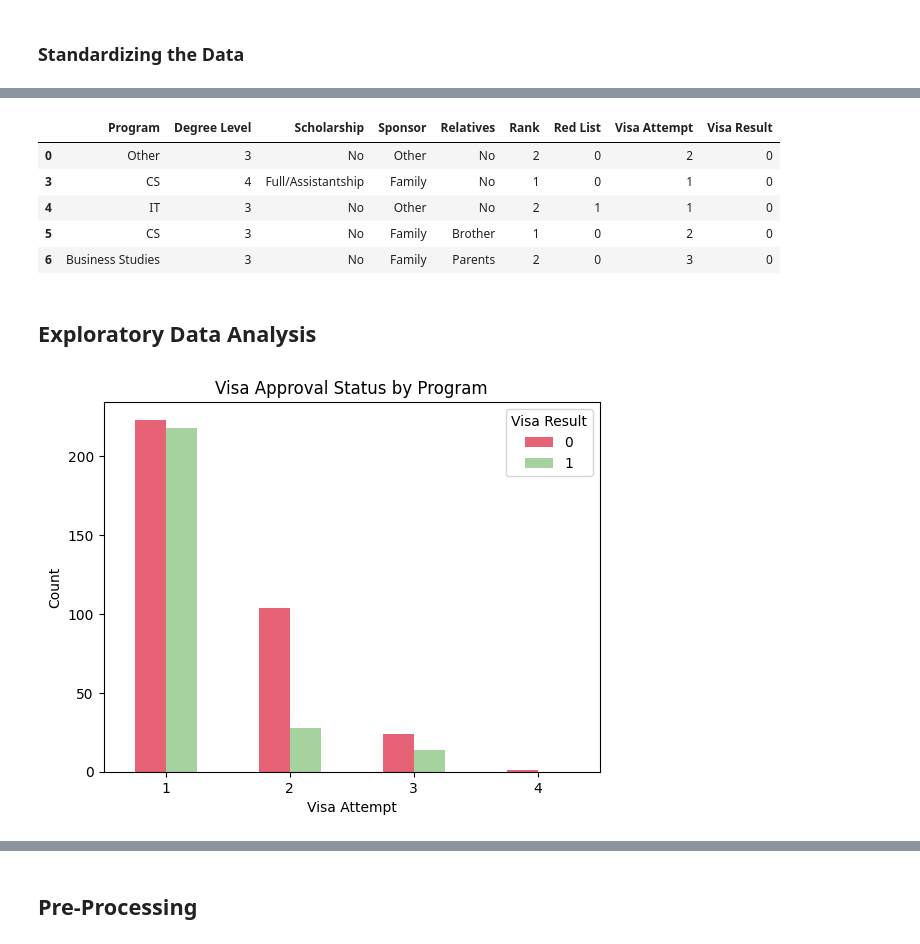
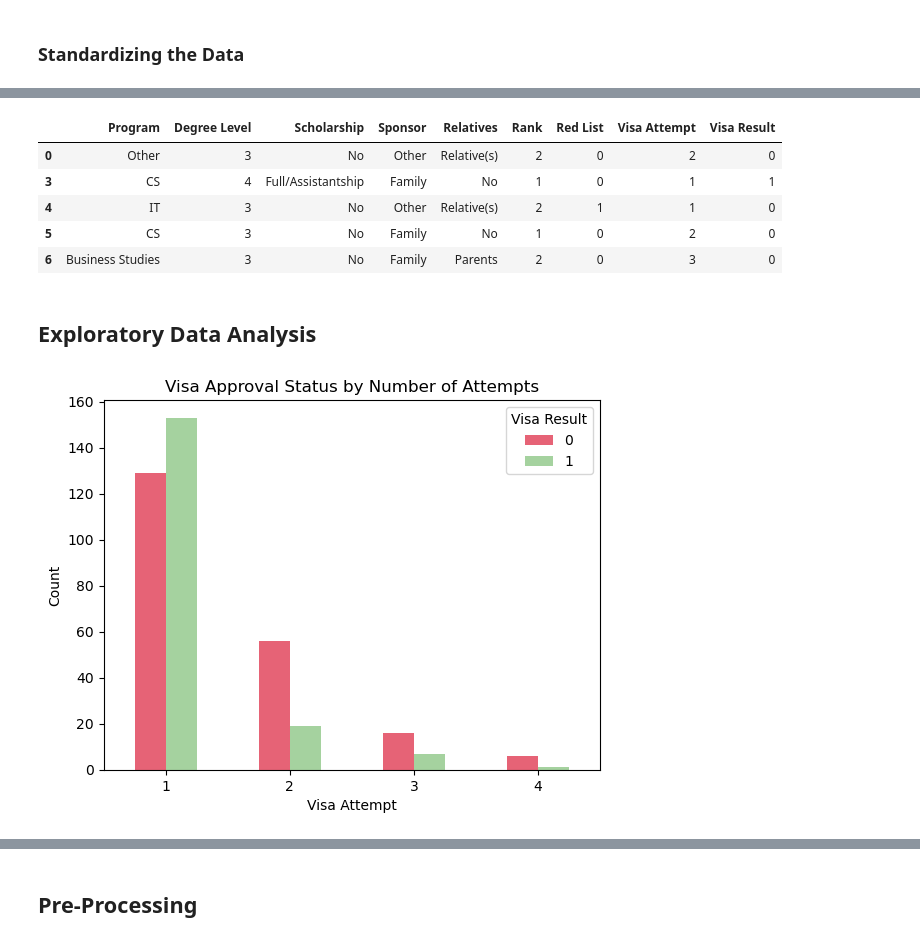
Before and after one commit to AseemShehzad/visa-approval-prediction-model, a Jupyter notebook: Data Modeling.ipynb, the cells around one changed output, grey strips where cells are left out. Cells and saved outputs as stored; diff of their text form; code cells hidden in the pictures.

```diff
--- a/Data Modeling.ipynb
+++ b/Data Modeling.ipynb
@@ -163,7 +182,7 @@ The following values were not found in the 'replace_list': ['Transfer Student' '
 ### Standardizing Sponsor
 
 column = 'Sponsor'
-sponsor_search_list = ['father', 'mother', 'parent', 'self', 'assistantship', 'fund', 'employer', 'supervisor', 'research', 'professor', 'loan']
-sponsor_replace_list = ['Family', 'Family', 'Family', 'Self', 'University', 'University', 'Employer', 'University', 'University', 'University', 'Loan']
+sponsor_search_list = ['father', 'mother', 'parent', 'self', 'assistantship', 'fund', 'employer', 'supervisor', 'research', 'professor', 'loan', "HEC"]
+sponsor_replace_list = ['Family', 'Family', 'Family', 'Self', 'University', 'University', 'Employer', 'University', 'University', 'University', 'Loan', "University"]
 train_data_std_2 = standardize_strings(train_data_std_1, sponsor_search_list, sponsor_replace_list, column, 'Other')
 # %% [output]
@@ -210,5 +211,5 @@ The following values were not found in the 'replace_list': ['Criminal Justice' '
 column = 'Visa Result'
 visa_search_list = ['221', 'processing', 'pending', 'N/A', 'Approved', 'Accepted', 'Refused', 'Rejected']
 visa_replace_list = [1, 1, 1, 0, 1, 1, 0, 0]
-train_data_std_5 = standardize_strings(train_data_std_4, visa_search_list, visa_replace_list, column, '0')
+train_data_std_5 = standardize_strings(train_data_std_4, visa_search_list, visa_replace_list, column, 0)
 # %% [output]
@@ -217,7 +218,7 @@ The following values were not found in the 'replace_list': [0]
 ### Standardizing Relatives
 
 column = 'Relatives'
-relatives_search_list = ['Husband', 'Spouse', 'Brother', 'Sister', 'Father', 'Uncle', 'Mother', 'Aunt' ]
-relatives_replace_list = ['Spouse', 'Spouse', 'Brother', 'Sister', 'Parents', 'No', 'Parents', 'No']
+relatives_search_list = ['Husband', 'Spouse', 'Brother', 'Sister', 'Father', 'Uncle', 'Mother', 'Aunt', 'No']
+relatives_replace_list = ['Spouse', 'Spouse', 'Sibling(s)', 'Sibling(s)', 'Parents', 'Relative(s)', 'Parents', 'Relative(s)', 'No']
 train_data_std_6 = standardize_strings(train_data_std_5, relatives_search_list, relatives_replace_list, column, 'No')
 # %% [output]
@@ -228,7 +242,7 @@ The following values were not found in the 'replace_list': ['N/A s' 'Yes' 'No s'
 # %%
 ### Standardizing Visa Attempt
 column = 'Visa Attempt'
-attempt_search_list = ['st', 'nd', 'rd', 'th']
-attempt_replace_list = [1, 2, 3, 4]
-train_data_std_7 = standardize_strings(train_data_std_6, attempt_search_list, attempt_replace_list, column, '2')
+attempt_search_list = ['st', 'nd', 'third', 'fourth', '1', '2', '3', '4']
+attempt_replace_list = [1, 2, 3, 4, 1, 2, 3, 4]
+train_data_std_7 = standardize_strings(train_data_std_6, attempt_search_list, attempt_replace_list, column, 2)
 # %% [output]
@@ -251,13 +272,13 @@ train_data_std_8['Rank'] = pd.cut(train_data_std_8['Rank'], bins=[0, 100, 200, 5
 # %%
-training_data = train_data_std_8.loc[:, ['Program', 'Degree Level', 'Scholarship','Sponsor', 'Relatives', 'Rank', 'Red List', 'Visa Attempt', 'Visa Result']]
-target_data = train_data_std_8[['Visa Result']].astype(int)
+training_data = train_data_std_7.loc[:, ['Program', 'Degree Level', 'Scholarship','Sponsor', 'Relatives', 'Rank', 'Red List', 'Visa Attempt', 'Visa Result']]
+target_data = train_data_std_7[['Visa Result']].astype(int)
 training_data.head()
 # %% [output]
 |  | Program | Degree Level | Scholarship | Sponsor | Relatives | Rank | Red List | Visa Attempt | Visa Result |
-| 0 | Other | 3 | No | Other | No | 2 | 0 | 2 | 0 |
-| 3 | CS | 4 | Full/Assistantship | Family | No | 1 | 0 | 1 | 0 |
-| 4 | IT | 3 | No | Other | No | 2 | 1 | 1 | 0 |
-| 5 | CS | 3 | No | Family | Brother | 1 | 0 | 2 | 0 |
+| 0 | Other | 3 | No | Other | Relative(s) | 2 | 0 | 2 | 0 |
+| 3 | CS | 4 | Full/Assistantship | Family | No | 1 | 0 | 1 | 1 |
+| 4 | IT | 3 | No | Other | Relative(s) | 2 | 1 | 1 | 0 |
+| 5 | CS | 3 | No | Family | No | 1 | 0 | 2 | 0 |
 | 6 | Business Studies | 3 | No | Family | Parents | 2 | 0 | 3 | 0 |
 # %% [markdown]
 ## Exploratory Data Analysis
@@ -269,19 +290,19 @@ blue = (107/256, 127/256, 215/256)
 # %%
 # Group the data by category and visa result, and calculate the counts
 counts = train_data_std_7.groupby('Visa Attempt')['Visa Result'].value_counts().unstack()
 
 # Create bar plot
 counts.plot.bar(rot=0, color= [red,green])
 
 # Add labels and title
 plt.xlabel("Visa Attempt")
 plt.ylabel("Count")
-plt.title("Visa Approval Status by Program")
+plt.title("Visa Approval Status by Number of Attempts")
 
 # Show the chart
 plt.show()
 # %% [output]
-[figure, old version]
+[figure, new version]
 # %%
 # Group the data by category and visa result, and calculate the counts
 counts = train_data_std_7.groupby('Program')['Visa Result'].value_counts().unstack()
```
Also changed, not shown: parts of 41 cells of this notebook, 27 other files.
